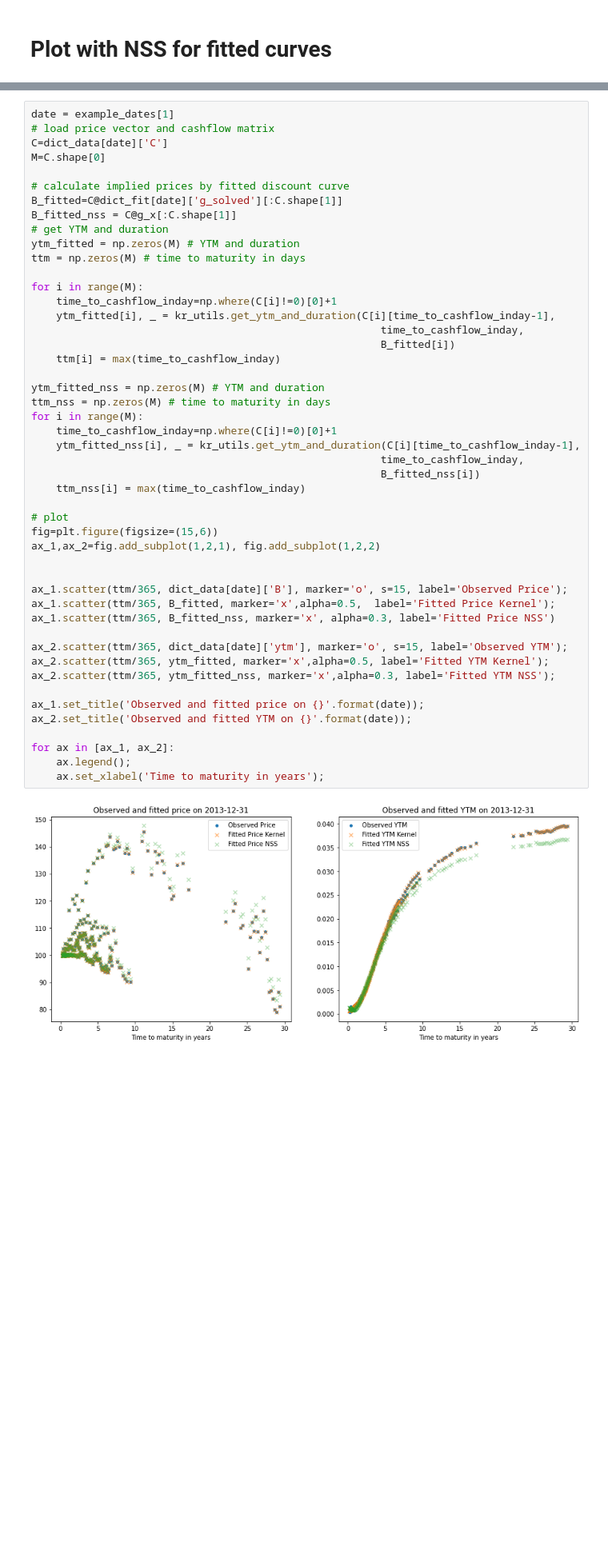
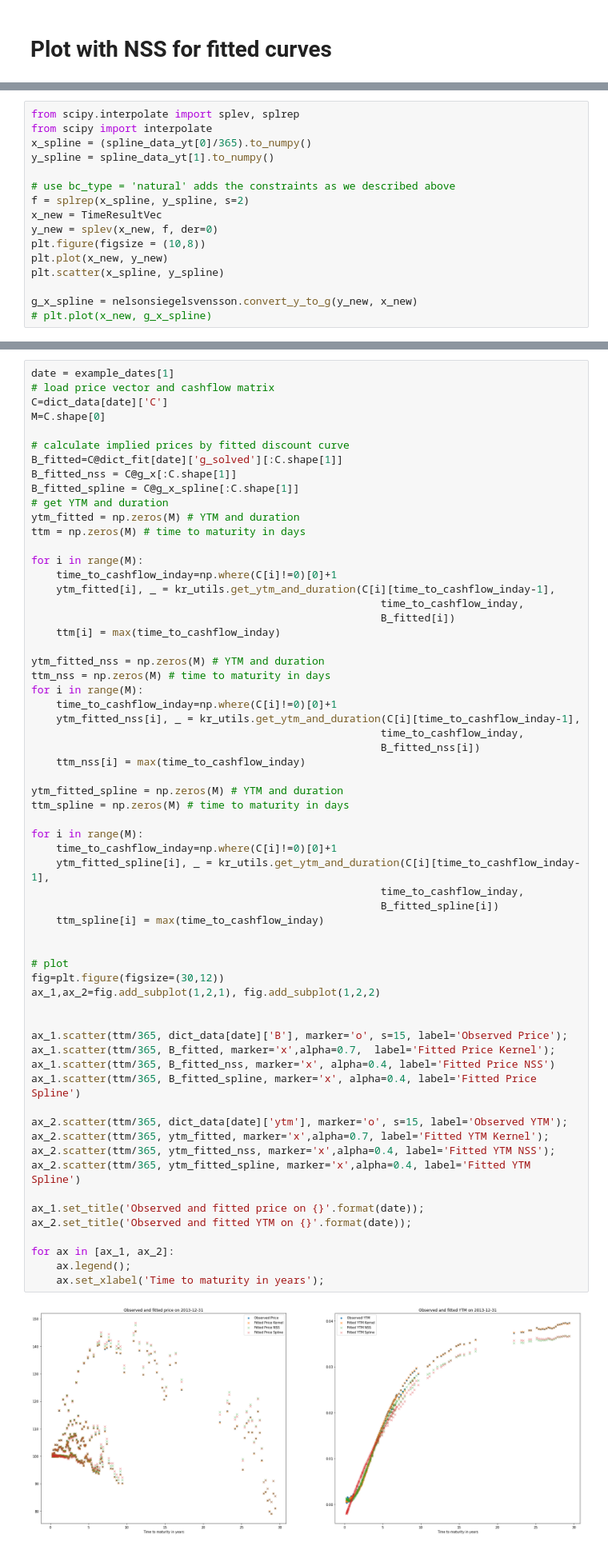
Before and after one commit to Lindi1907/Robust-Machine-Learning-for-Yield-Curve-Estimation, a Jupyter notebook: code&data/KR_example.ipynb, the cells around one changed output, grey strips where cells are left out. Shown at 80% size. Saved outputs shown, nothing was run; the diff lists cells and outputs as text; blank space fills up the shorter version.

Commit message:
spline estimatin example

```diff
--- a/code&data/KR_example.ipynb
+++ b/code&data/KR_example.ipynb
@@ -299,0 +325,16 @@ ax.set_xlabel('Time to maturity in years');
+# %%
+from scipy.interpolate import splev, splrep
+from scipy import interpolate
+x_spline = (spline_data_yt[0]/365).to_numpy()
+y_spline = spline_data_yt[1].to_numpy()
+
+# use bc_type = 'natural' adds the constraints as we described above
+f = splrep(x_spline, y_spline, s=2)
+x_new = TimeResultVec
+y_new = splev(x_new, f, der=0)
+plt.figure(figsize = (10,8))
+plt.plot(x_new, y_new)
+plt.scatter(x_spline, y_spline)
+
+g_x_spline = nelsonsiegelsvensson.convert_y_to_g(y_new, x_new)
+# plt.plot(x_new, g_x_spline)
@@ -355,6 +398,7 @@ M=C.shape[0]
 # calculate implied prices by fitted discount curve
 B_fitted=C@dict_fit[date]['g_solved'][:C.shape[1]]
 B_fitted_nss = C@g_x[:C.shape[1]]
+B_fitted_spline = C@g_x_spline[:C.shape[1]]
 # get YTM and duration
 ytm_fitted = np.zeros(M) # YTM and duration
 ttm = np.zeros(M) # time to maturity in days
@@ -363,36 +407,49 @@ for i in range(M):
     time_to_cashflow_inday=np.where(C[i]!=0)[0]+1
     ytm_fitted[i], _ = kr_utils.get_ytm_and_duration(C[i][time_to_cashflow_inday-1],
                                                         time_to_cashflow_inday,
                                                         B_fitted[i])
     ttm[i] = max(time_to_cashflow_inday)
 
 ytm_fitted_nss = np.zeros(M) # YTM and duration
 ttm_nss = np.zeros(M) # time to maturity in days
 for i in range(M):
     time_to_cashflow_inday=np.where(C[i]!=0)[0]+1
     ytm_fitted_nss[i], _ = kr_utils.get_ytm_and_duration(C[i][time_to_cashflow_inday-1],
                                                         time_to_cashflow_inday,
                                                         B_fitted_nss[i])
     ttm_nss[i] = max(time_to_cashflow_inday)
 
+ytm_fitted_spline = np.zeros(M) # YTM and duration
+ttm_spline = np.zeros(M) # time to maturity in days
+
+for i in range(M):
+    time_to_cashflow_inday=np.where(C[i]!=0)[0]+1
+    ytm_fitted_spline[i], _ = kr_utils.get_ytm_and_duration(C[i][time_to_cashflow_inday-1],
+                                                        time_to_cashflow_inday,
+                                                        B_fitted_spline[i])
+    ttm_spline[i] = max(time_to_cashflow_inday)
+
+
 # plot
-fig=plt.figure(figsize=(15,6))
+fig=plt.figure(figsize=(30,12))
 ax_1,ax_2=fig.add_subplot(1,2,1), fig.add_subplot(1,2,2)
 
 
 ax_1.scatter(ttm/365, dict_data[date]['B'], marker='o', s=15, label='Observed Price');
-ax_1.scatter(ttm/365, B_fitted, marker='x',alpha=0.5,  label='Fitted Price Kernel');
-ax_1.scatter(ttm/365, B_fitted_nss, marker='x', alpha=0.3, label='Fitted Price NSS')
+ax_1.scatter(ttm/365, B_fitted, marker='x',alpha=0.7,  label='Fitted Price Kernel');
+ax_1.scatter(ttm/365, B_fitted_nss, marker='x', alpha=0.4, label='Fitted Price NSS')
+ax_1.scatter(ttm/365, B_fitted_spline, marker='x', alpha=0.4, label='Fitted Price Spline')
 
 ax_2.scatter(ttm/365, dict_data[date]['ytm'], marker='o', s=15, label='Observed YTM');
-ax_2.scatter(ttm/365, ytm_fitted, marker='x',alpha=0.5, label='Fitted YTM Kernel');
-ax_2.scatter(ttm/365, ytm_fitted_nss, marker='x',alpha=0.3, label='Fitted YTM NSS');
+ax_2.scatter(ttm/365, ytm_fitted, marker='x',alpha=0.7, label='Fitted YTM Kernel');
+ax_2.scatter(ttm/365, ytm_fitted_nss, marker='x',alpha=0.4, label='Fitted YTM NSS');
+ax_2.scatter(ttm/365, ytm_fitted_spline, marker='x',alpha=0.4, label='Fitted YTM Spline')
 
 ax_1.set_title('Observed and fitted price on {}'.format(date));
 ax_2.set_title('Observed and fitted YTM on {}'.format(date));
 
 for ax in [ax_1, ax_2]:
     ax.legend();
     ax.set_xlabel('Time to maturity in years');
 # %% [output]
-[figure, old version]
+[figure, new version]
```
Also changed, not shown: parts of 30 cells of this notebook, 1 other file.
